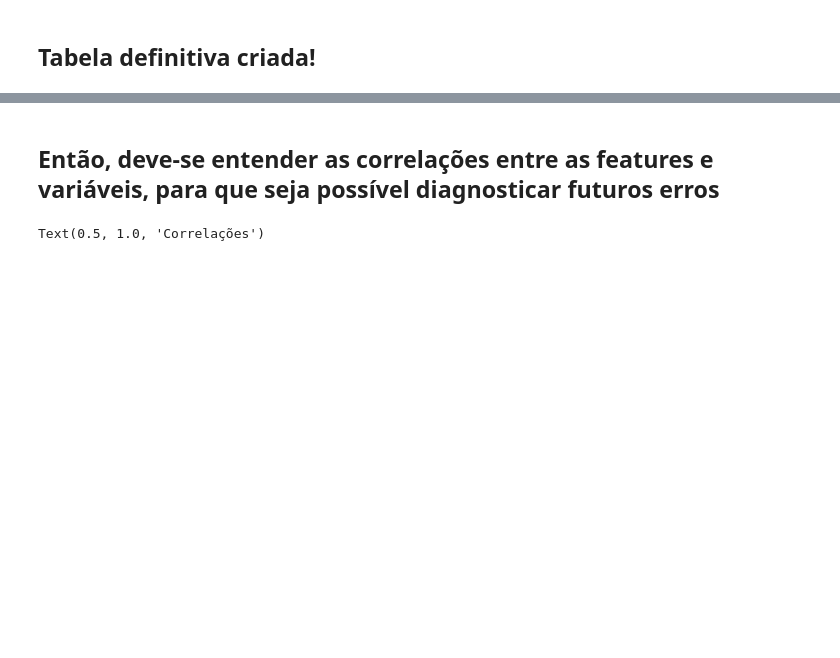
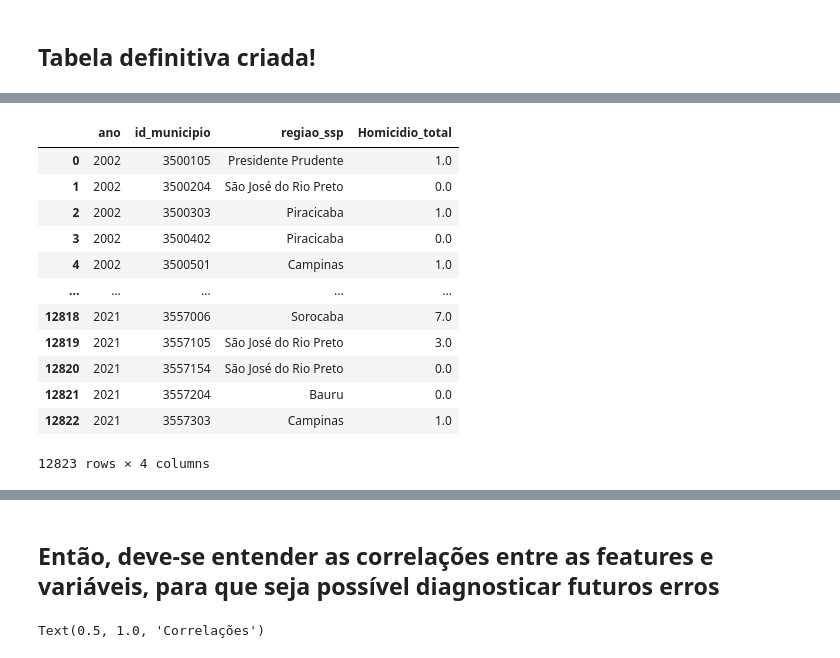
Before and after one commit to felipebns/P2_Cdados, a Jupyter notebook: p2_cdados.ipynb, the cells around one changed output, grey strips where cells are left out. Cells and saved outputs as stored; diff of their text form; code cells hidden in the pictures; blank space fills up the shorter version.

```diff
--- a/p2_cdados.ipynb
+++ b/p2_cdados.ipynb
@@ -193,0 +193,17 @@ pd.crosstab(homicidio.ano, homicidio.Homicidio_total, normalize=True, margins=Tr
+# %%
+homicidio_mun = homicidio.groupby(['ano','id_municipio','regiao_ssp']).agg({'Homicidio_total': 'sum'}).reset_index()
+homicidio_mun #mostra o numero de homicidios totais em cada município de São Paulo
+# %% [output]
+|  | ano | id_municipio | regiao_ssp | Homicidio_total |
+| 0 | 2002 | 3500105 | Presidente Prudente | 1.0 |
+| 1 | 2002 | 3500204 | São José do Rio Preto | 0.0 |
+| 2 | 2002 | 3500303 | Piracicaba | 1.0 |
+| 3 | 2002 | 3500402 | Piracicaba | 0.0 |
+| 4 | 2002 | 3500501 | Campinas | 1.0 |
+| ... | ... | ... | ... | ... |
+| 12818 | 2021 | 3557006 | Sorocaba | 7.0 |
+| 12819 | 2021 | 3557105 | São José do Rio Preto | 3.0 |
+| 12820 | 2021 | 3557154 | São José do Rio Preto | 0.0 |
+| 12821 | 2021 | 3557204 | Bauru | 0.0 |
+| 12822 | 2021 | 3557303 | Campinas | 1.0 |
+12823 rows × 4 columns
```
Also changed, not shown: parts of 8 cells of this notebook.
